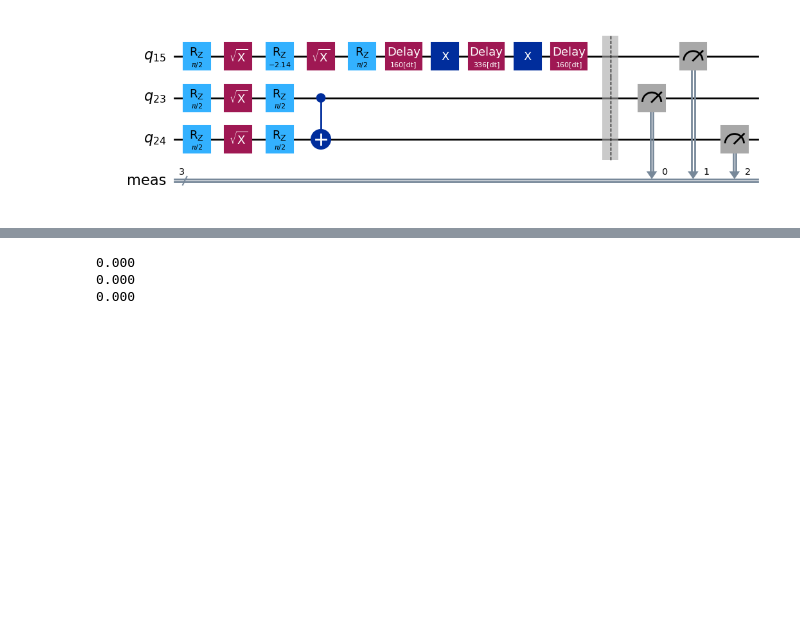
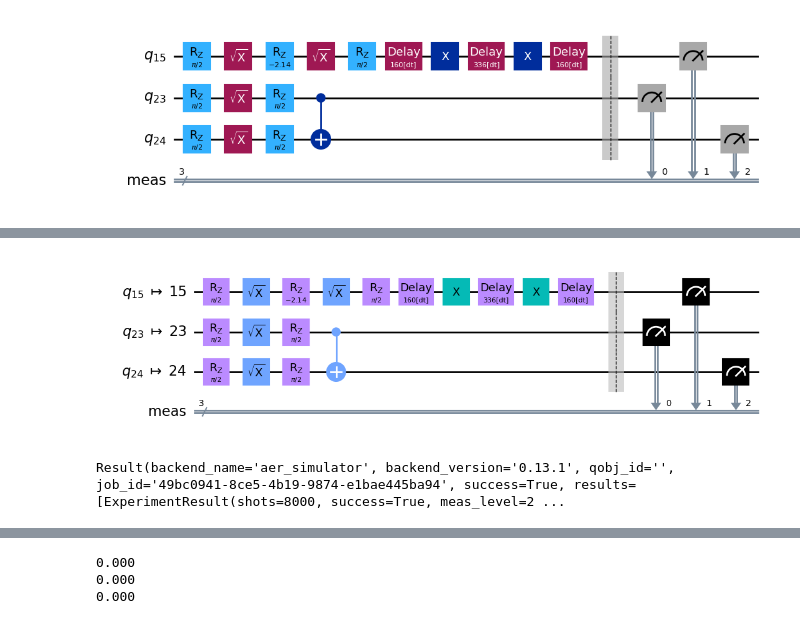
Before and after one commit to Polyana150/Circuitos-otmizados, a Jupyter notebook: 012_fake.ipynb, the cells around one changed output, grey strips where cells are left out. Drawn from its saved outputs; the diff is of its cells as text; code cells hidden in the pictures; blank space fills up the shorter version.

```diff
--- a/012_fake.ipynb
+++ b/012_fake.ipynb
@@ -113,0 +109,12 @@ with Batch(service=service, backend=backend):
+# %%
+from qiskit import transpile
+circ_dd_basis = transpile(circ_dd, backend)
+circ_dd_basis.draw(output='mpl',idle_wires=False)
+# %% [output]
+[figure, added]
+# %%
+job_simulator_noisy = execute(circ_dd,backend,shots=8000,skip_transpilation=True)
+counts_simulator_noisy = job_simulator_noisy.result()
+counts_simulator_noisy
+# %% [output]
+Result(backend_name='aer_simulator', backend_version='0.13.1', qobj_id='', job_id='49bc0941-8ce5-4b19-9874-e1bae445ba94', success=True, results=[ExperimentResult(shots=8000, success=True, meas_level=2 ...
```
Also changed, not shown: parts of 4 cells of this notebook.
